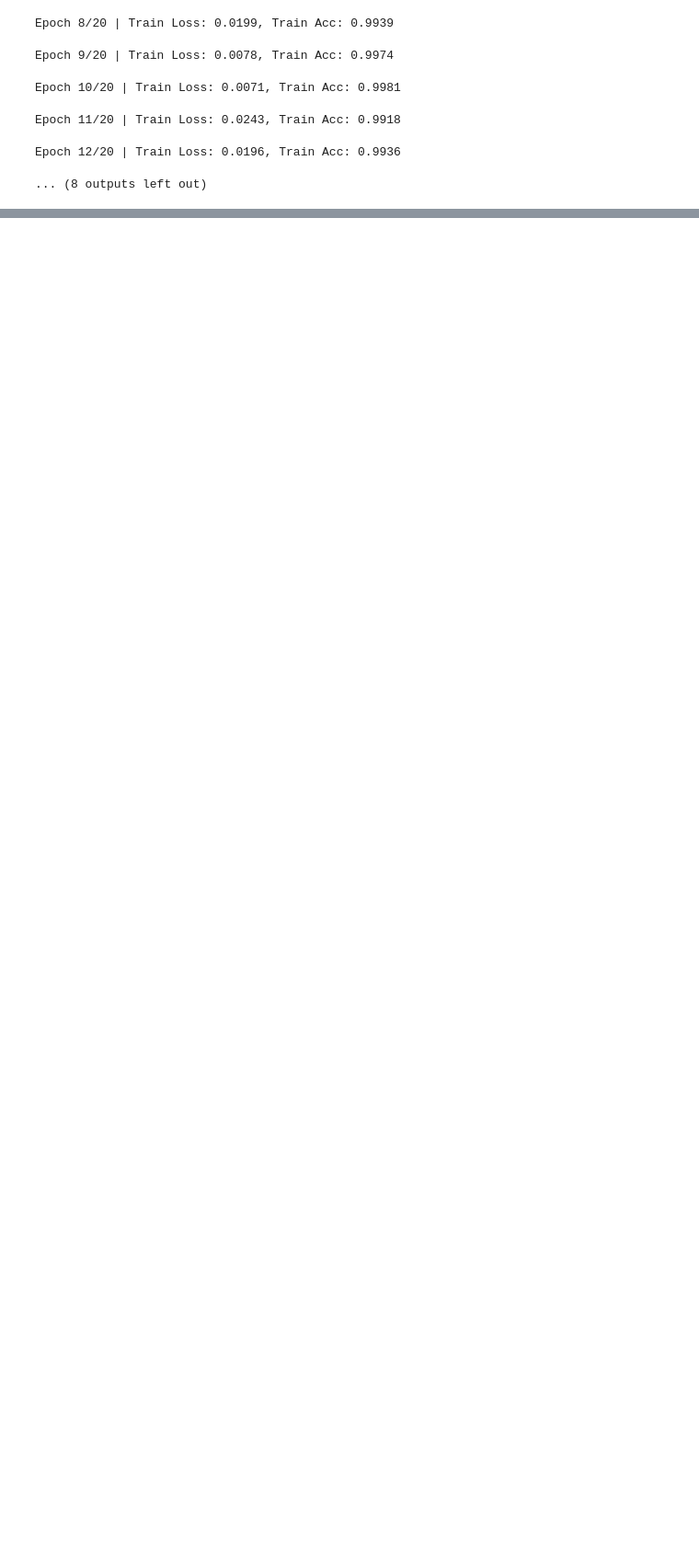
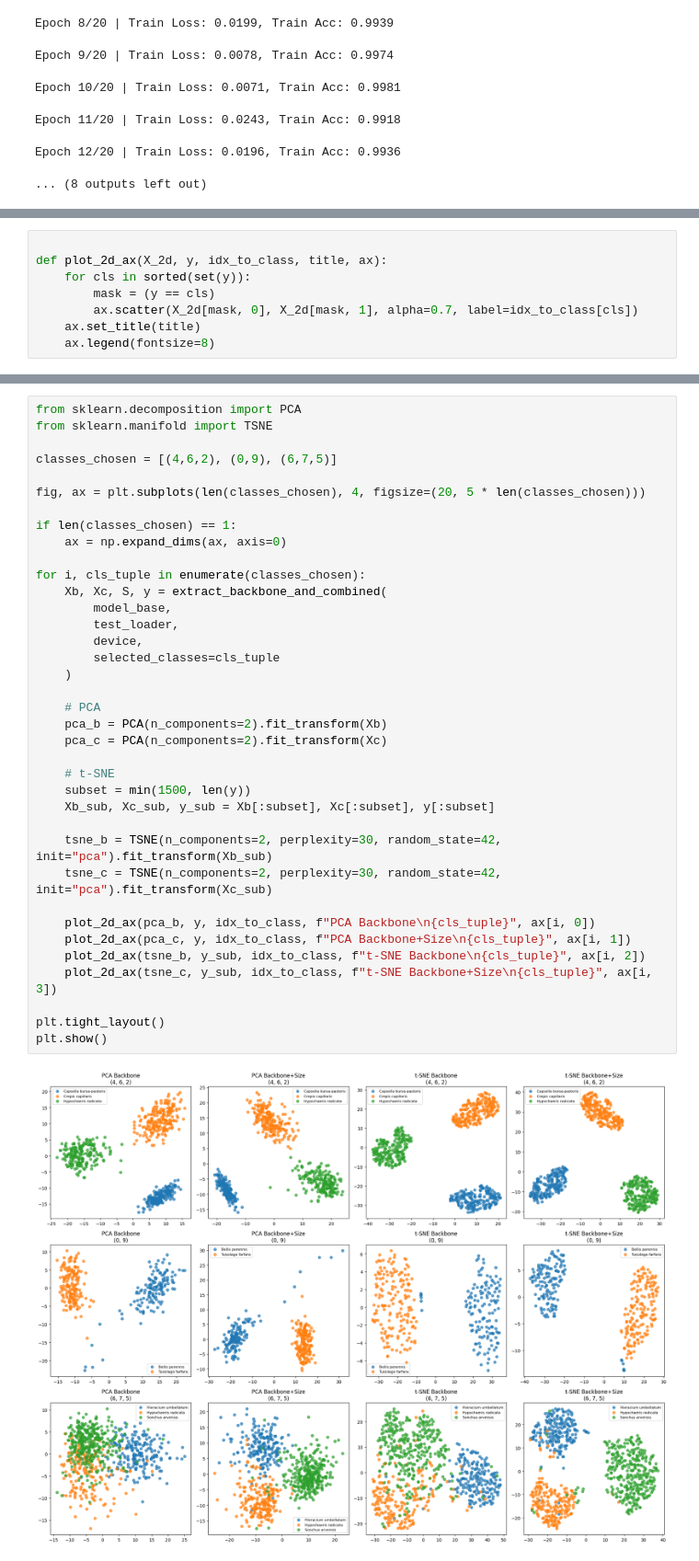
Before and after one commit to myngoc-trg/Bachelor_Project_Statistics, a Jupyter notebook: Report.ipynb, the cells around one changed output, grey strips where cells are left out. Shown at 92% size. Drawn from its saved outputs; the diff is of its cells as text; blank space fills up the shorter version.

```diff
--- a/Report.ipynb
+++ b/Report.ipynb
@@ -190,0 +251,8 @@ Class 9 (Tussilago farfara): 0.9940
+# %%
+
+def plot_2d_ax(X_2d, y, idx_to_class, title, ax):
+    for cls in sorted(set(y)):
+        mask = (y == cls)
+        ax.scatter(X_2d[mask, 0], X_2d[mask, 1], alpha=0.7, label=idx_to_class[cls])
+    ax.set_title(title)
+    ax.legend(fontsize=8)
@@ -190,0 +311,39 @@ Class 9 (Tussilago farfara): 0.9940
+# %%
+from sklearn.decomposition import PCA
+from sklearn.manifold import TSNE
+
+classes_chosen = [(4,6,2), (0,9), (6,7,5)]
+
+fig, ax = plt.subplots(len(classes_chosen), 4, figsize=(20, 5 * len(classes_chosen)))
+
+if len(classes_chosen) == 1:
+    ax = np.expand_dims(ax, axis=0)
+
+for i, cls_tuple in enumerate(classes_chosen):
+    Xb, Xc, S, y = extract_backbone_and_combined(
+        model_base,
+        test_loader,
+        device,
+        selected_classes=cls_tuple
+    )
+
+    # PCA
+    pca_b = PCA(n_components=2).fit_transform(Xb)
+    pca_c = PCA(n_components=2).fit_transform(Xc)
+
+    # t-SNE
+    subset = min(1500, len(y))
+    Xb_sub, Xc_sub, y_sub = Xb[:subset], Xc[:subset], y[:subset]
+
+    tsne_b = TSNE(n_components=2, perplexity=30, random_state=42, init="pca").fit_transform(Xb_sub)
+    tsne_c = TSNE(n_components=2, perplexity=30, random_state=42, init="pca").fit_transform(Xc_sub)
+
+    plot_2d_ax(pca_b, y, idx_to_class, f"PCA Backbone\n{cls_tuple}", ax[i, 0])
+    plot_2d_ax(pca_c, y, idx_to_class, f"PCA Backbone+Size\n{cls_tuple}", ax[i, 1])
+    plot_2d_ax(tsne_b, y_sub, idx_to_class, f"t-SNE Backbone\n{cls_tuple}", ax[i, 2])
+    plot_2d_ax(tsne_c, y_sub, idx_to_class, f"t-SNE Backbone+Size\n{cls_tuple}", ax[i, 3])
+
+plt.tight_layout()
+plt.show()
+# %% [output]
+[figure, added]
```
Also changed, not shown: parts of 33 cells of this notebook, 4 other files.
